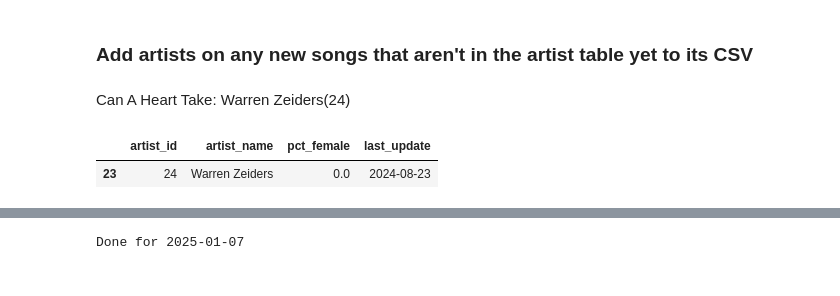
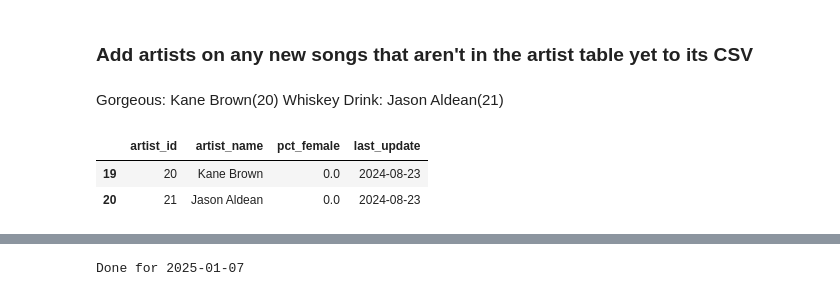
Before and after one commit to jwmanahan/billboard, a Jupyter notebook: add_new_week.ipynb, the cells around one changed output, grey strips where cells are left out. Drawn from its saved outputs; the diff is of its cells as text; code cells hidden in the pictures.

```diff
--- a/add_new_week.ipynb
+++ b/add_new_week.ipynb
@@ -147,15 +147,18 @@ print(list(new_song_to_rank.keys()))
 # %%
 df_artist = pd.read_csv('source_data/artist.csv')
 # %% [markdown]
-Can A Heart Take: Warren Zeiders(24)
+Gorgeous: Kane Brown(20)
+Whiskey Drink: Jason Aldean(21)
 # %%
 new_song_artists = [
-    'Warren Zeiders'
+    'Kane Brown'
+    , 'Jason Aldean'
 ]
 df_artist[df_artist['artist_name'].isin(new_song_artists)]
 # %% [output]
 |  | artist_id | artist_name | pct_female | last_update |
-| 23 | 24 | Warren Zeiders | 0.0 | 2024-08-23 |
+| 19 | 20 | Kane Brown | 0.0 | 2024-08-23 |
+| 20 | 21 | Jason Aldean | 0.0 | 2024-08-23 |
 # %%
 df_artist['artist_id'].max()
 # %% [output]
```
Also changed, not shown: parts of 27 cells of this notebook, 5 other files.
